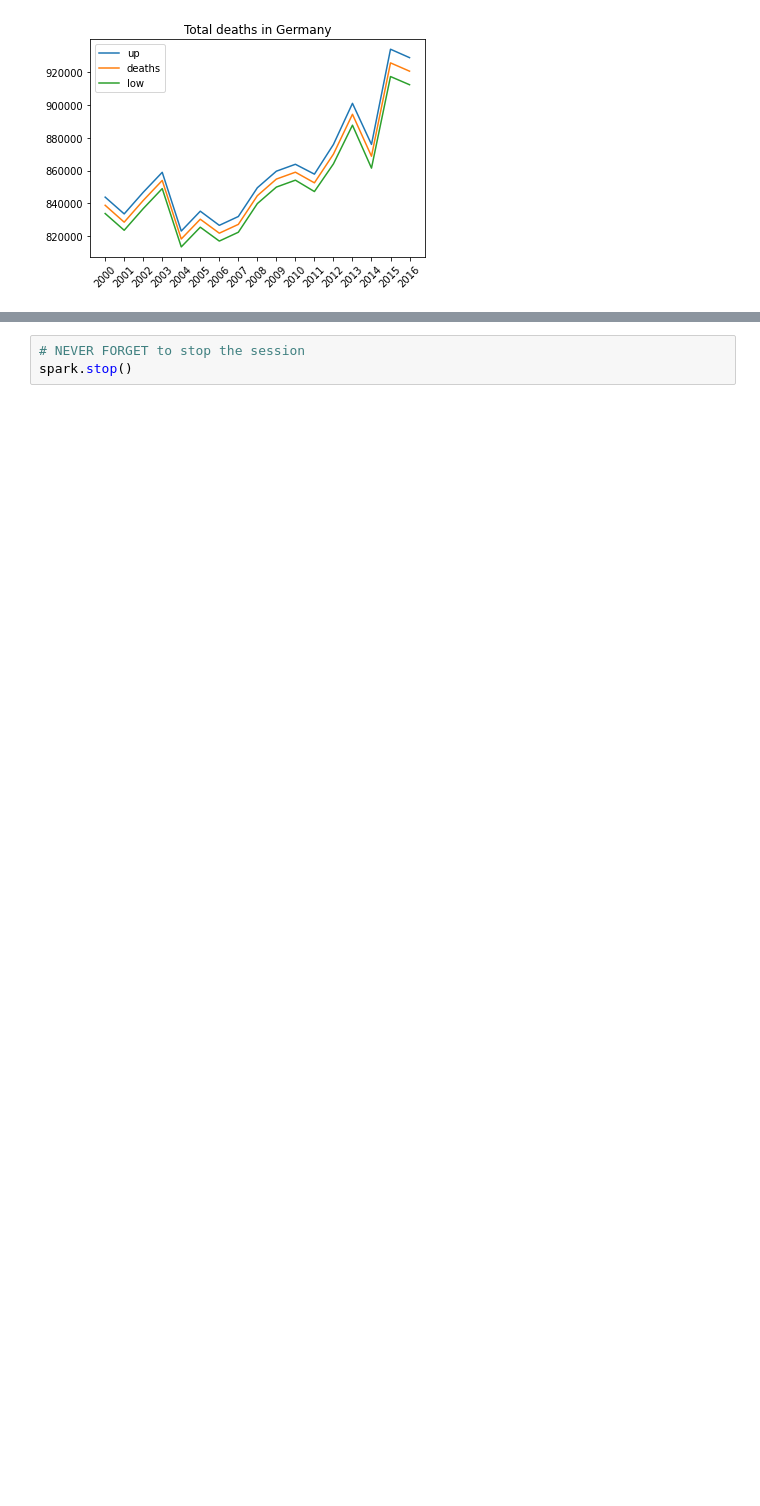
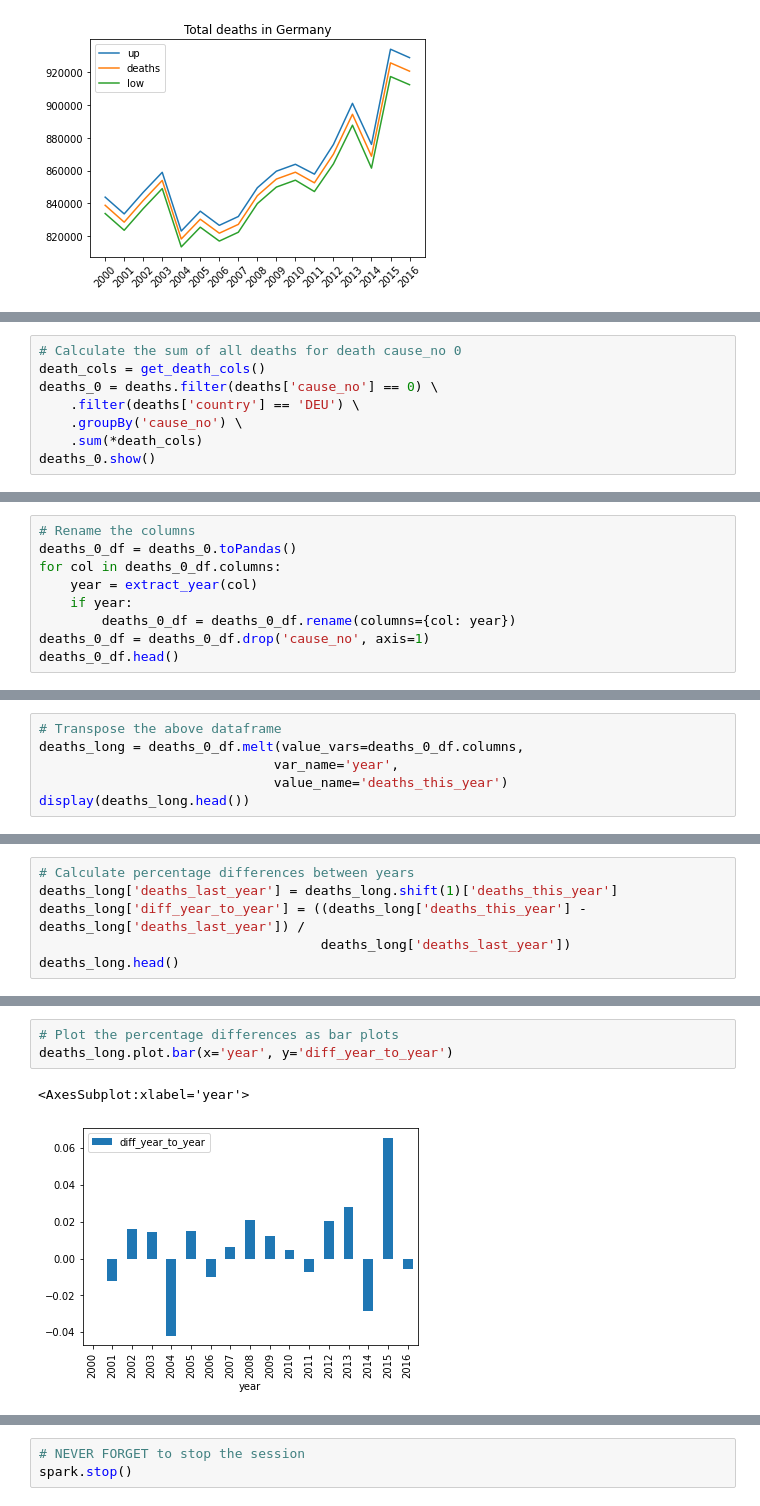
Before and after one commit to kevinsuedmersen/hadoop-sandbox, a Jupyter notebook: jupyter-spark/work/assignments/uebung_29_pyspark.ipynb, the cells around one changed output, grey strips where cells are left out. Drawn from its saved outputs; the diff is of its cells as text; blank space fills up the shorter version.

```diff
--- a/jupyter-spark/work/assignments/uebung_29_pyspark.ipynb
+++ b/jupyter-spark/work/assignments/uebung_29_pyspark.ipynb
@@ -294,0 +302,8 @@ _ = ax.set_title('death causes in 2016')
+# %%
+# Calculate the sum of all deaths for death cause_no 0
+death_cols = get_death_cols()
+deaths_0 = deaths.filter(deaths['cause_no'] == 0) \
+    .filter(deaths['country'] == 'DEU') \
+    .groupBy('cause_no') \
+    .sum(*death_cols)
+deaths_0.show()
@@ -294,0 +316,9 @@ _ = ax.set_title('death causes in 2016')
+# %%
+# Rename the columns
+deaths_0_df = deaths_0.toPandas()
+for col in deaths_0_df.columns:
+    year = extract_year(col)
+    if year:
+        deaths_0_df = deaths_0_df.rename(columns={col: year})
+deaths_0_df = deaths_0_df.drop('cause_no', axis=1)
+deaths_0_df.head()
@@ -294,0 +328,6 @@ _ = ax.set_title('death causes in 2016')
+# %%
+# Transpose the above dataframe
+deaths_long = deaths_0_df.melt(value_vars=deaths_0_df.columns,
+                              var_name='year',
+                              value_name='deaths_this_year')
+display(deaths_long.head())
@@ -294,0 +341,6 @@ _ = ax.set_title('death causes in 2016')
+# %%
+# Calculate percentage differences between years
+deaths_long['deaths_last_year'] = deaths_long.shift(1)['deaths_this_year']
+deaths_long['diff_year_to_year'] = ((deaths_long['deaths_this_year'] - deaths_long['deaths_last_year']) /
+                                    deaths_long['deaths_last_year'])
+deaths_long.head()
@@ -294,0 +354,6 @@ _ = ax.set_title('death causes in 2016')
+# %%
+# Plot the percentage differences as bar plots
+deaths_long.plot.bar(x='year', y='diff_year_to_year')
+# %% [output]
+<AxesSubplot:xlabel='year'>
+[figure, added]
```
Also changed, not shown: parts of 15 cells of this notebook.
